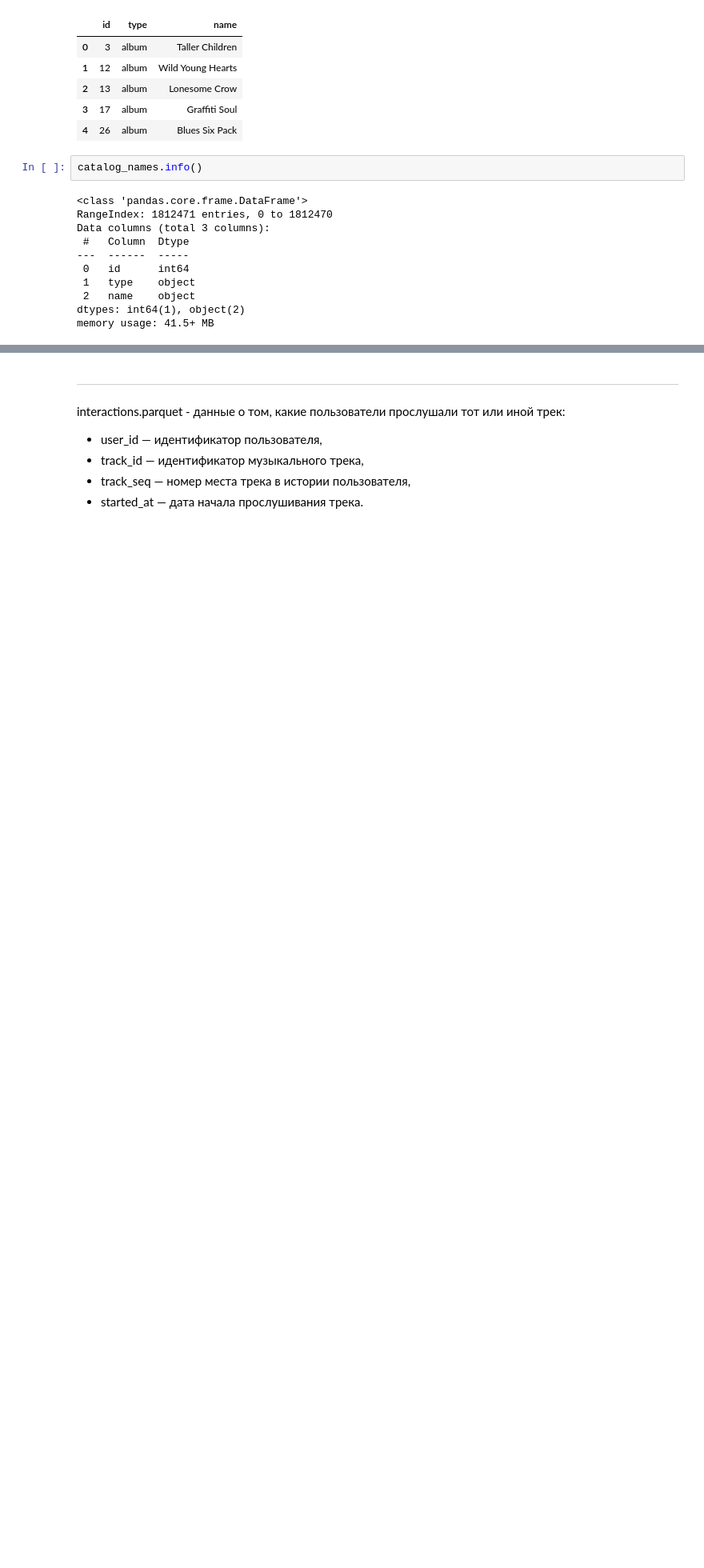
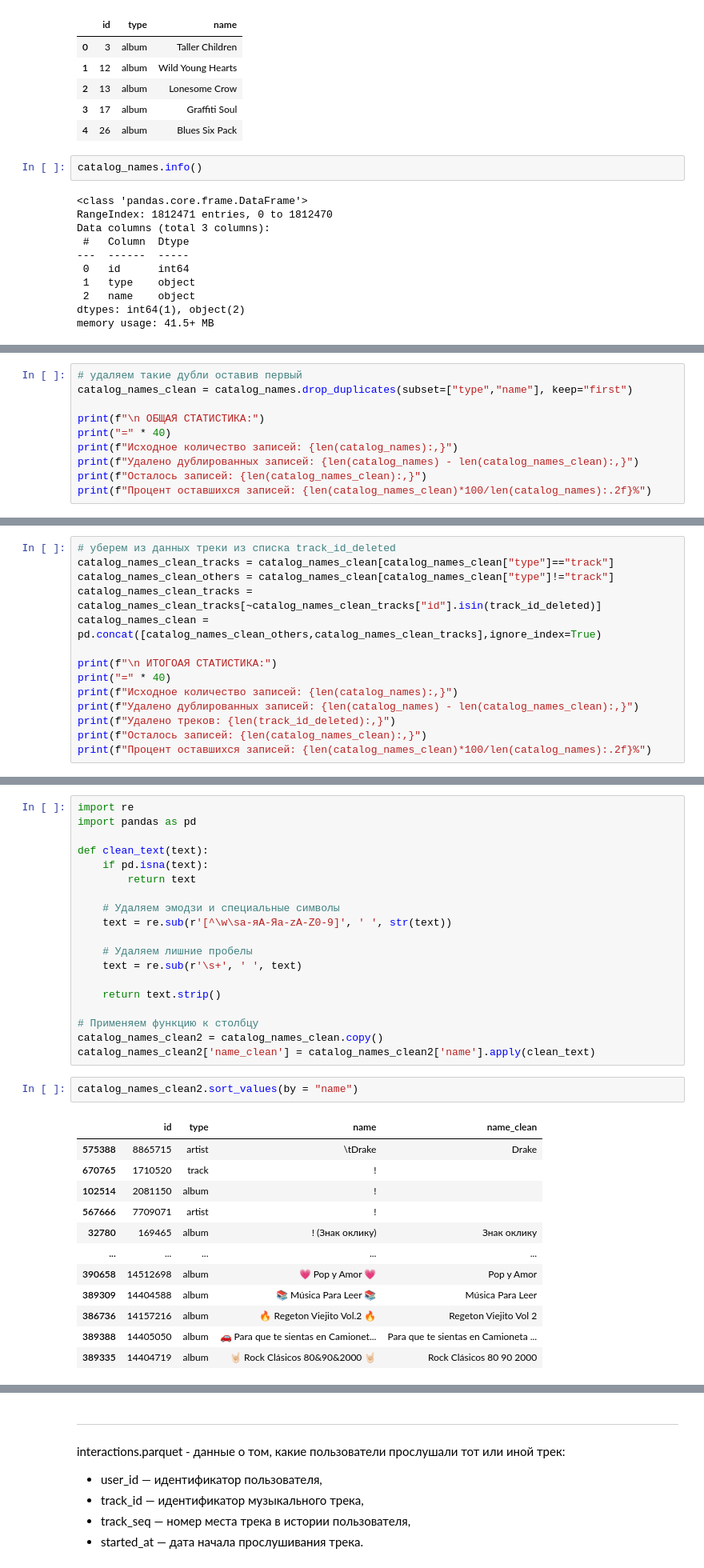
Before and after one commit to ozerge/mle-project-sprint-4-v001, a Jupyter notebook: recommendations.ipynb, the cells around one changed output, grey strips where cells are left out. Shown: that part at 80% size. Drawn from its saved outputs; the diff is of its cells as text; blank space fills up the shorter version.

```diff
--- a/recommendations.ipynb
+++ b/recommendations.ipynb
@@ -384,0 +494,10 @@ memory usage: 41.5+ MB
+# %%
+# удаляем такие дубли оставив первый
+catalog_names_clean = catalog_names.drop_duplicates(subset=["type","name"], keep="first")
+
+print(f"\n ОБЩАЯ СТАТИСТИКА:")
+print("=" * 40)
+print(f"Исходное количество записей: {len(catalog_names):,}")
+print(f"Удалено дублированных записей: {len(catalog_names) - len(catalog_names_clean):,}")
+print(f"Осталось записей: {len(catalog_names_clean):,}")
+print(f"Процент оставшихся записей: {len(catalog_names_clean)*100/len(catalog_names):.2f}%")
@@ -384,0 +524,14 @@ memory usage: 41.5+ MB
+# %%
+# уберем из данных треки из списка track_id_deleted
+catalog_names_clean_tracks = catalog_names_clean[catalog_names_clean["type"]=="track"]
+catalog_names_clean_others = catalog_names_clean[catalog_names_clean["type"]!="track"]
+catalog_names_clean_tracks = catalog_names_clean_tracks[~catalog_names_clean_tracks["id"].isin(track_id_deleted)]
+catalog_names_clean = pd.concat([catalog_names_clean_others,catalog_names_clean_tracks],ignore_index=True)
+
+print(f"\n ИТОГОАЯ СТАТИСТИКА:")
+print("=" * 40)
+print(f"Исходное количество записей: {len(catalog_names):,}")
+print(f"Удалено дублированных записей: {len(catalog_names) - len(catalog_names_clean):,}")
+print(f"Удалено треков: {len(track_id_deleted):,}")
+print(f"Осталось записей: {len(catalog_names_clean):,}")
+print(f"Процент оставшихся записей: {len(catalog_names_clean)*100/len(catalog_names):.2f}%")
@@ -384,0 +564,34 @@ memory usage: 41.5+ MB
+# %%
+import re
+import pandas as pd
+
+def clean_text(text):
+    if pd.isna(text):
+        return text
+
+    # Удаляем эмодзи и специальные символы
+    text = re.sub(r'[^\w\sа-яА-Яa-zA-Z0-9]', ' ', str(text))
+
+    # Удаляем лишние пробелы
+    text = re.sub(r'\s+', ' ', text)
+
+    return text.strip()
+
+# Применяем функцию к столбцу
+catalog_names_clean2 = catalog_names_clean.copy()
+catalog_names_clean2['name_clean'] = catalog_names_clean2['name'].apply(clean_text)
+# %%
+catalog_names_clean2.sort_values(by = "name")
+# %% [output]
+|  | id | type | name | name_clean |
+| 575388 | 8865715 | artist | \tDrake | Drake |
+| 670765 | 1710520 | track | ! |  |
+| 102514 | 2081150 | album | ! |  |
+| 567666 | 7709071 | artist | ! |  |
+| 32780 | 169465 | album | ! (Знак оклику) | Знак оклику |
+| ... | ... | ... | ... | ... |
+| 390658 | 14512698 | album | 💗 Pop y Amor 💗 | Pop y Amor |
+| 389309 | 14404588 | album | 📚 Música Para Leer 📚 | Música Para Leer |
+| 386736 | 14157216 | album | 🔥 Regeton Viejito Vol.2 🔥 | Regeton Viejito Vol 2 |
+| 389388 | 14405050 | album | 🚗 Para que te sientas en Camionet... | Para que te sientas en Camioneta ... |
+| 389335 | 14404719 | album | 🤘🏻 Rock Clásicos 80&90&2000 🤘🏻 | Rock Clásicos 80 90 2000 |
```
Also changed, not shown: parts of 39 cells of this notebook.
